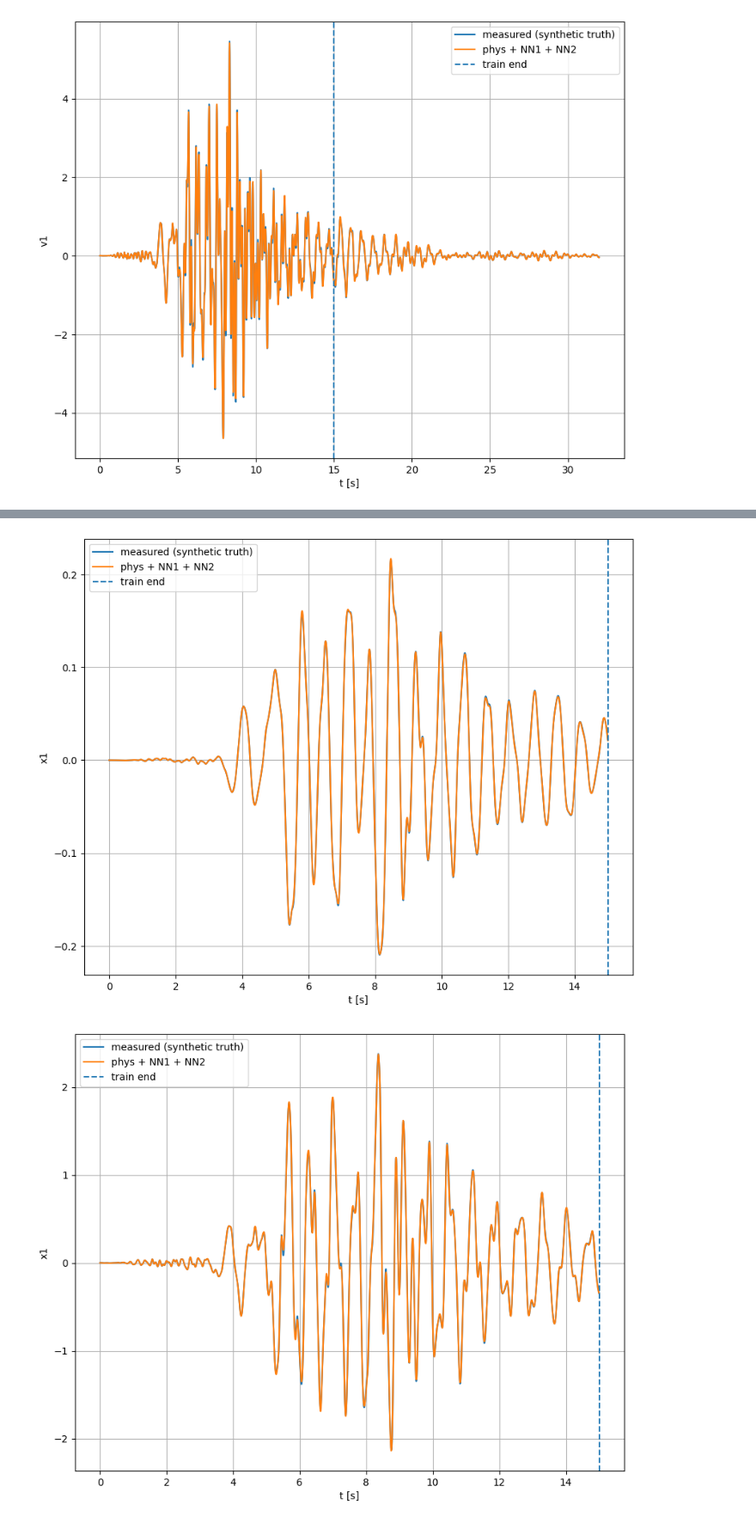
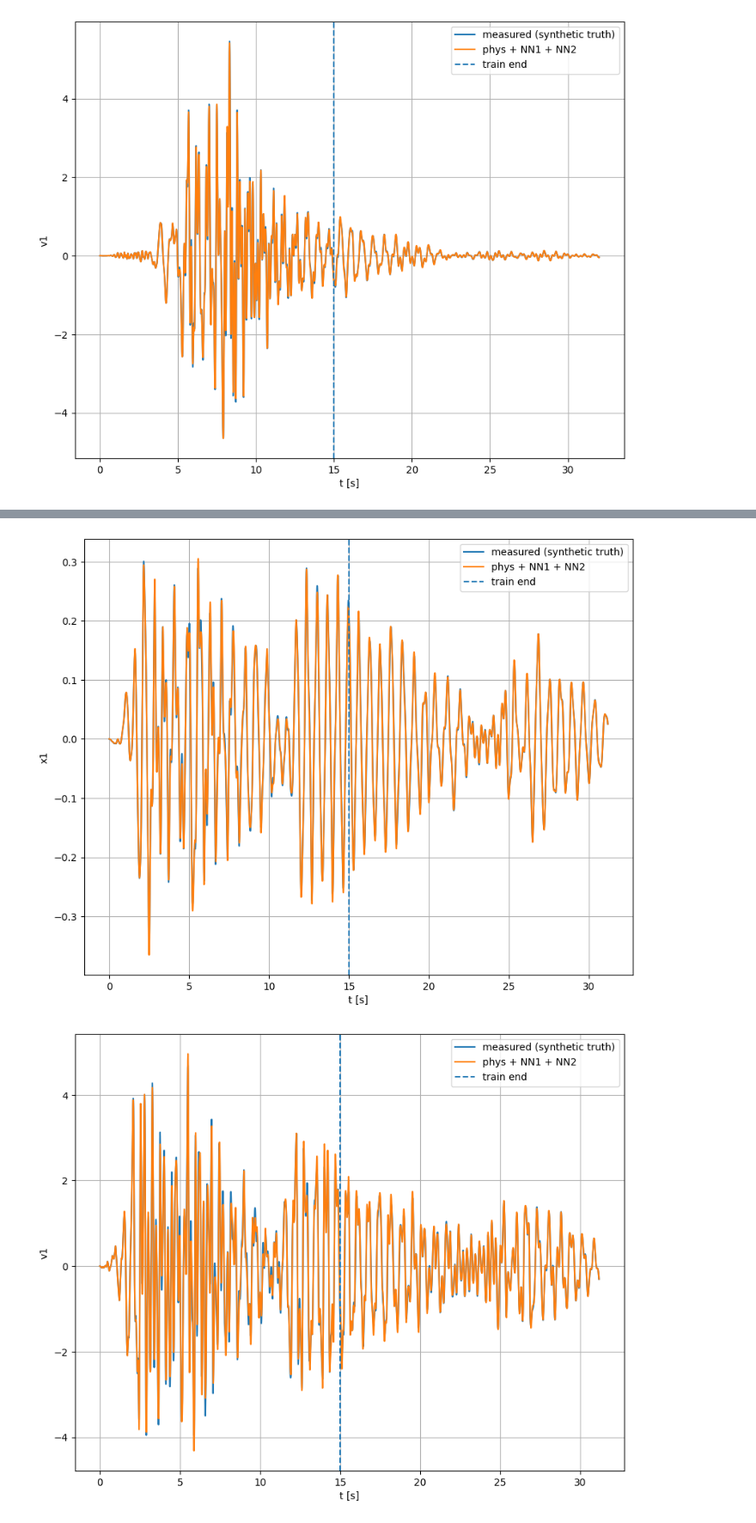
Before and after one commit to AndreasGeorgiou03/Interpretable-Structural-Dynamics, a Jupyter notebook: notebooks/pinode_exp3.ipynb, the cells around one changed output, grey strips where cells are left out. Shown at 86% size. Drawn from its saved outputs; the diff is of its cells as text; code cells hidden in the pictures.

Commit message:
models + fixes + pysr

```diff
--- a/notebooks/pinode_exp3.ipynb
+++ b/notebooks/pinode_exp3.ipynb
@@ -113,7 +106,7 @@ u_train = u_full[:N_train]
 # %% [output]
 Using device: cpu
 # %%
-class PINODEFuncScheme3_3DOF(nn.Module):
+class PINODEFuncLinear3DOF(nn.Module):
     def __init__(self, M, K, C, B):
         super().__init__()
         self.M = nn.Parameter(M.clone(), requires_grad=False)
@@ -817,7 +687,7 @@ def nsd_force_bilinear(x1, d0=0.15, k_post=-10.0):
 import torch
 import torch.nn as nn
 
-class TruthPhase2_3DOF(nn.Module):
+class TruthPhaseNSD_3DOF(nn.Module):
 
     def __init__(self, M, K, C, nsd_force_fun):
         super().__init__()
@@ -894,7 +763,7 @@ class NSD_Net(nn.Module):
     def forward(self, h):
         return self.mlp(h)  # Output is a single value (accel correction for DOF1)
 # %%
-class PINODEFuncScheme3_3DOF_with_NSD(nn.Module):
+class PINODEFuncNSD_3DOF(nn.Module):
     def __init__(self, M, K, C, nn1_mlp, nn2_nsd):
         super().__init__()
         self.M = nn.Parameter(M.clone(), requires_grad=False)
@@ -936,13 +805,13 @@ model.u_fun = UFunFromSamples(u_train, t_train)
 #     p.requires_grad = False
 # model_nsd.mlp.eval()
 # model.u_fun = UFunFromSamples(u_train, t_train)
-nn2v2 = NSD_Net().to(device)
-model_nsd2 = PINODEFuncScheme3_3DOF_with_NSD(M, K, C, model.mlp, nn2v2).to(device)
+nn2 = NSD_Net().to(device)
+model_nsd = PINODEFuncNSD_3DOF(M, K, C, model.mlp, nn2).to(device)
 
 # freeze NN1
-for p in model_nsd2.mlp.parameters():
+for p in model_nsd.mlp.parameters():
     p.requires_grad = False
-model_nsd2.mlp.eval()
+model_nsd.mlp.eval()
 # %% [output]
 Sequential(
   (0): Linear(in_features=6, out_features=10, bias=True)
@@ -1216,5 +1068,5 @@ NameError: name 'pred_train_nsd' is not defined
 # %%
-data = np.loadtxt("/content/drive/MyDrive/elcentro.dat")
+data = np.loadtxt("../data/elcentro.dat")
 dt_ec = 0.02
 
 if data.ndim == 1:
@@ -1235,49 +1087,49 @@ u_full_np_2 = np.interp(
     acc_ec
 ).astype(np.float32)
 u_full_2 = torch.tensor(u_full_np_2, device=device)
 
 T_train_sec = 15.0
 N_train = int(T_train_sec / dt) + 1
 t_train_2 = t_full[:N_train]
 u_train_2 = u_full[:N_train]
 
-tt = t_train_2.detach().cpu()
+tt = t_full.detach().cpu()
 
 # ============================================================
 # Load models and run truth trajectory under El Centro
 # ============================================================
-model1 = PINODEFuncScheme3_3DOF(M, K, C, B)
-true_trajectory = TruthPhase2_3DOF(M_true, K_true, C_true, nsd_force_bilinear)
+model1 = PINODEFuncLinear3DOF(M, K, C, B)
+true_trajectory = TruthPhaseNSD_3DOF(M_true, K_true, C_true, nsd_force_bilinear)
 
-true_trajectory.u_fun = UFunFromSamples(t_train_2, u_train_2)
-true_trajectory.amp = 50.0
+true_trajectory.u_fun = UFunFromSamples(t_full, u_full_2)
+true_trajectory.amp = 100.0
 
-model1.amp = 50.0
-model1.u_fun = UFunFromSamples(t_train_2, u_train_2)
+model1.amp = 100.0
+model1.u_fun = UFunFromSamples(t_full, u_full_2)
 
-save_path = "/content/drive/MyDrive/pinode_models/"
-save_model_path = save_path + "exp3_wGroundAcc_cDiff_mult_amp.pth"
+# save_path = "/content/drive/MyDrive/pinode_models/"
+save_model_path = save_path + "linear_with_forced_vibration_base_model_15sec.pth"
 model1.load_state_dict(torch.load(save_model_path, map_location=device))
 
 nn2 = NSD_Net().to(device)
-model_nsd = PINODEFuncScheme3_3DOF_with_NSD(M, K, C, model1.mlp, nn2).to(device)
-model_nsd.amp = 50.0
-model_nsd.u_fun = UFunFromSamples(t_train_2, u_train_2)
+model_nsd = PINODEFuncNSD_3DOF(M, K, C, model1.mlp, nn2).to(device)
+model_nsd.amp = 100.0
+model_nsd.u_fun = UFunFromSamples(t_full, u_full_2)
 
 for p in model_nsd.mlp.parameters():
     p.requires_grad = False
 
-save_model_path = "/content/drive/MyDrive/pinode_models/exp3_NSD_wGroundAcc_adam5e2_time_capture_wCDiff_mult_amp_polish.pth"
+save_model_path = "../models/nsd_forced_vibration_base_15sec_model.pth"
 model_nsd.load_state_dict(torch.load(save_model_path, map_location=device))
 
 
 with torch.no_grad():
-    traj_nn = odeint(model_nsd, h0_4, t_train_2, method="rk4")
-    traj = odeint(true_trajectory, h0_4, t_train_2, method="rk4")  # (T,6)
+    traj_nn = odeint(model_nsd, h0_4, t_full, method="rk4")
+    traj = odeint(true_trajectory, h0_4, t_full, method="rk4")  # (T,6)
 
 plot_two_nsd(traj, traj_nn,0,  ylabel="x1", save_path = None)
-plot_two_nsd(traj, traj_nn,3,  ylabel="x1", save_path = None)
+plot_two_nsd(traj, traj_nn,3,  ylabel="v1", save_path = None)
 # %% [output]
-[figure, old version]
+[figure, new version]
-[figure, old version]
+[figure, new version]
 # %%
```
Also changed, not shown: parts of 13 cells of this notebook, 1 other file.
